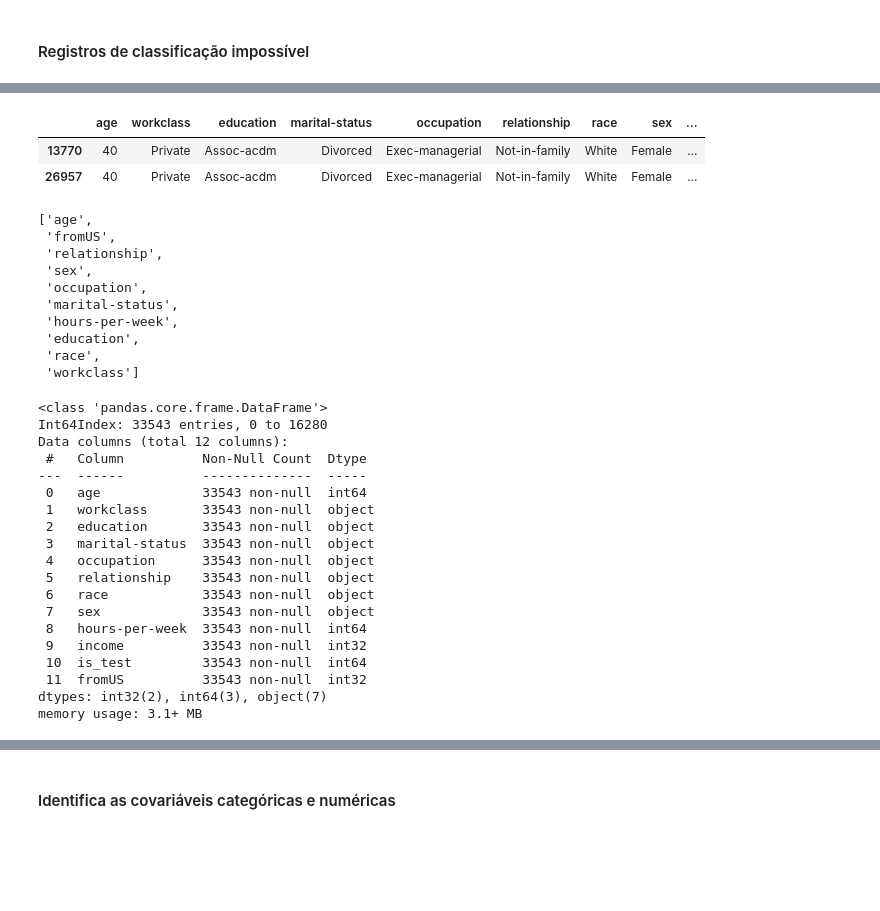
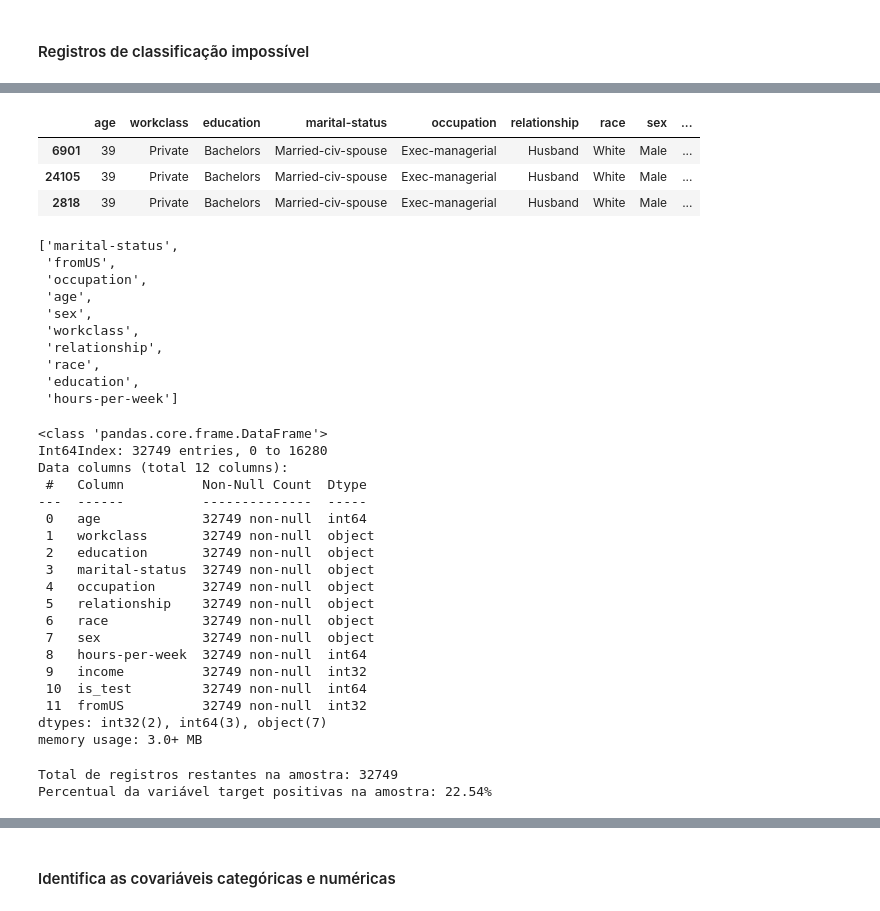
Before and after one commit to cazevedo1977/academico, a Jupyter notebook: doutorado/disciplinas/PCS5024 - Aprendizado Estatistico/homework1/adult.classification.ipynb, the cells around one changed output, grey strips where cells are left out. Cells and saved outputs as stored; diff of their text form; code cells hidden in the pictures; blank space fills up the shorter version.

```diff
--- a/doutorado/disciplinas/PCS5024 - Aprendizado Estatistico/homework1/adult.classification.ipynb
+++ b/doutorado/disciplinas/PCS5024 - Aprendizado Estatistico/homework1/adult.classification.ipynb
@@ -452,7 +520,7 @@ match lang:
     case "most_frequent":
         impute_mode = SimpleImputer(strategy = 'most_frequent')
         impute_mode.fit(data[['workclass', 'occupation','native-country']])
-        data[['workclass', 'occupation','native-country']] = impute_mode.transform(df[['workclass', 'occupation','native-country']])
+        data[['workclass', 'occupation','native-country']] = impute_mode.transform(data[['workclass', 'occupation','native-country']])
         print("nulos preenchidos com os registros mais frequentes")
 
     case _:
@@ -481,3 +551,6 @@ data = data.drop('native-country', axis=1)
+# %%
+data['education'].replace(['11th', '9th', '7th-8th', '5th-6th', '10th', '1st-4th', 'Preschool', '12th'],
+                             ' School', inplace = True)
 # %% [markdown]
 #### Registros de classificação impossível
 # %%
@@ -494,24 +601,26 @@ column_frequency[column_frequency.income > 1].shape[0]
 # %%
 #exemplo de um dos registros de treino impossível de classificar
-impossible = data[(data['sex']=='Female') & (data['education']=='Assoc-acdm') & (data['workclass']=='Private') \
-         & (data['marital-status']=='Divorced') & (data['occupation']=='Exec-managerial') \
-         & (data['hours-per-week']==40)& (data['age']==40)& (data['marital-status']=='Divorced') ]
+impossible = data[(data['hours-per-week']==70) & (data['education']=='Bachelors') & (data['occupation']=='Exec-managerial') \
+      & (data['sex']=='Male') & (data['workclass']=='Private') & (data['age']==39) & (data['race']=='White') \
+      & (data['fromUS']==1) & (data['marital-status']=='Married-civ-spouse') & (data['relationship']=='Husband')]
+
 impossible
 # %% [output]
 |  | age | workclass | education | marital-status | occupation | relationship | race | sex | ... |
-| 13770 | 40 | Private | Assoc-acdm | Divorced | Exec-managerial | Not-in-family | White | Female | ... |
-| 26957 | 40 | Private | Assoc-acdm | Divorced | Exec-managerial | Not-in-family | White | Female | ... |
+| 6901 | 39 | Private | Bachelors | Married-civ-spouse | Exec-managerial | Husband | White | Male | ... |
+| 24105 | 39 | Private | Bachelors | Married-civ-spouse | Exec-managerial | Husband | White | Male | ... |
+| 2818 | 39 | Private | Bachelors | Married-civ-spouse | Exec-managerial | Husband | White | Male | ... |
 # %%
 predictor_columns
 # %% [output]
-['age',
+['marital-status',
  'fromUS',
+ 'occupation',
+ 'age',
+ 'sex',
+ 'workclass',
  'relationship',
- 'sex',
- 'occupation',
- 'marital-status',
- 'hours-per-week',
+ 'race',
  'education',
- 'race',
- 'workclass']
+ 'hours-per-week']
 # %%
@@ -520,23 +630,29 @@ data = data.drop_duplicates(subset=predictor_columns, keep=False)
 data.info()
 # %% [output]
 <class 'pandas.core.frame.DataFrame'>
-Int64Index: 33543 entries, 0 to 16280
+Int64Index: 32749 entries, 0 to 16280
 Data columns (total 12 columns):
  #   Column          Non-Null Count  Dtype
 ---  ------          --------------  -----
- 0   age             33543 non-null  int64
- 1   workclass       33543 non-null  object
- 2   education       33543 non-null  object
- 3   marital-status  33543 non-null  object
- 4   occupation      33543 non-null  object
- 5   relationship    33543 non-null  object
- 6   race            33543 non-null  object
- 7   sex             33543 non-null  object
- 8   hours-per-week  33543 non-null  int64
- 9   income          33543 non-null  int32
- 10  is_test         33543 non-null  int64
- 11  fromUS          33543 non-null  int32
+ 0   age             32749 non-null  int64
+ 1   workclass       32749 non-null  object
+ 2   education       32749 non-null  object
+ 3   marital-status  32749 non-null  object
+ 4   occupation      32749 non-null  object
+ 5   relationship    32749 non-null  object
+ 6   race            32749 non-null  object
+ 7   sex             32749 non-null  object
+ 8   hours-per-week  32749 non-null  int64
+ 9   income          32749 non-null  int32
+ 10  is_test         32749 non-null  int64
+ 11  fromUS          32749 non-null  int32
 dtypes: int32(2), int64(3), object(7)
-memory usage: 3.1+ MB
+memory usage: 3.0+ MB
+# %%
+print("Total de registros restantes na amostra: {:}".format(data.shape[0]))
+print("Percentual da variável target positivas na amostra: {:.2%}".format(np.mean(data.income)))
+# %% [output]
+Total de registros restantes na amostra: 32749
+Percentual da variável target positivas na amostra: 22.54%
 # %%
 train_data, test_data = deduplicate(data)
```
Also changed, not shown: parts of 122 cells of this notebook, 4 other files.
